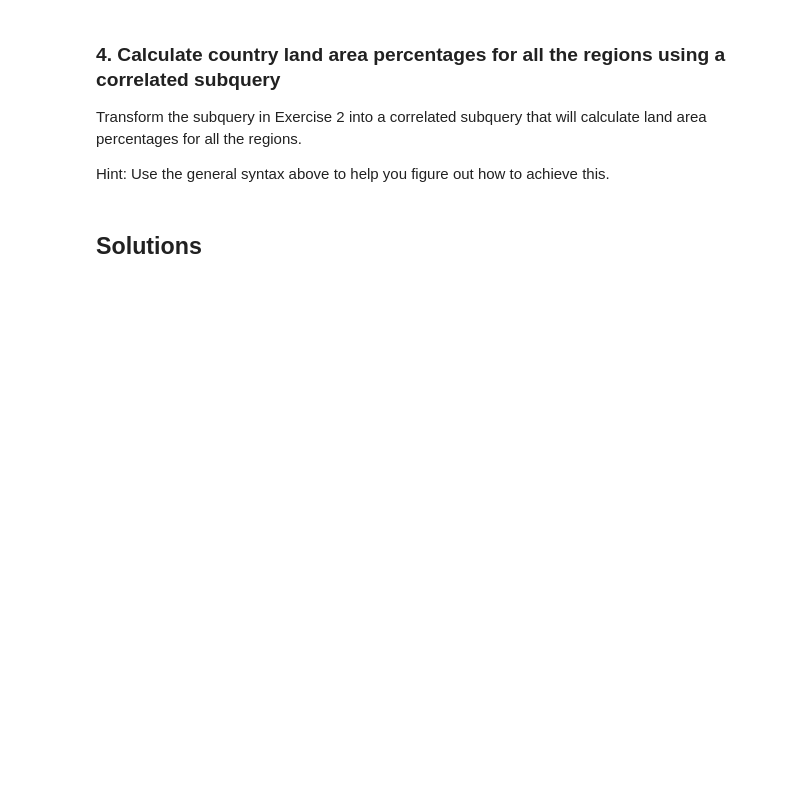
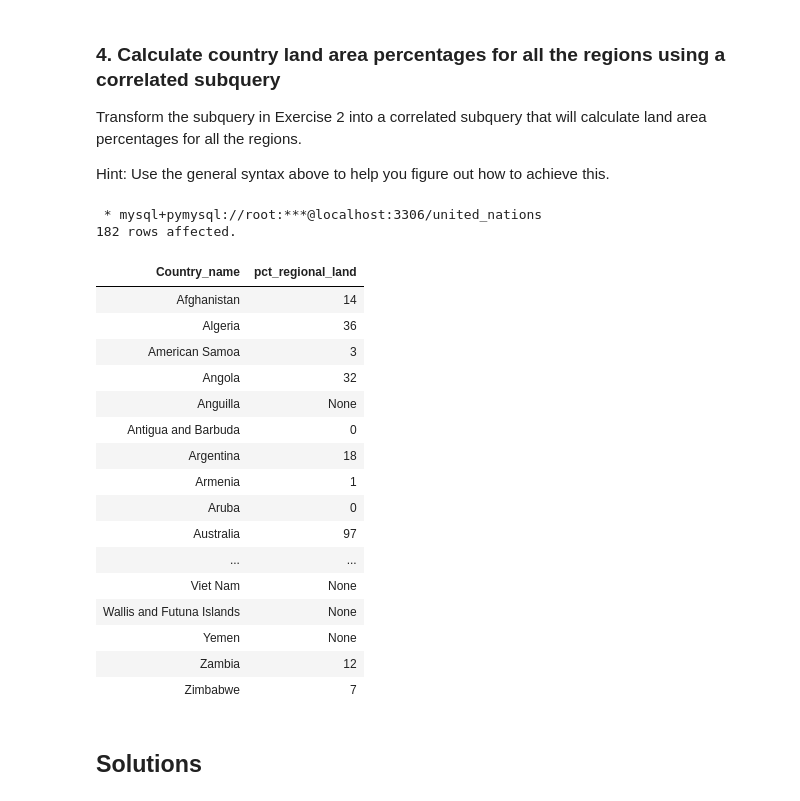
Before and after one commit to i-ambale/Subquery-in-the-SELECT-clause, a Jupyter notebook: Subquery in the SELECT clause [Notebook].ipynb, the cells around one changed output. Saved outputs shown, nothing was run; the diff lists cells and outputs as text; code cells hidden in the pictures; blank space fills up the shorter version.

```diff
--- a/Subquery in the SELECT clause [Notebook].ipynb
+++ b/Subquery in the SELECT clause [Notebook].ipynb
@@ -99,7 +140,31 @@ Transform the subquery in Exercise 2 into a correlated subquery that will calcul
 Hint: Use the general syntax above to help you figure out how to achieve this.
 # %%
 %%sql
-# Add your code here
+SELECT Country_name,
+    ROUND((Land_area/(SELECT SUM(Land_area)
+                        FROM Geographic_location
+                        WHERE sub_region = g.sub_region) * 100)) AS pct_regional_land
+FROM geographic_location g;
+# %% [output]
+ * mysql+pymysql://root:***@localhost:3306/united_nations
+182 rows affected.
+| Country_name | pct_regional_land |
+| Afghanistan | 14 |
+| Algeria | 36 |
+| American Samoa | 3 |
+| Angola | 32 |
+| Anguilla | None |
+| Antigua and Barbuda | 0 |
+| Argentina | 18 |
+| Armenia | 1 |
+| Aruba | 0 |
+| Australia | 97 |
+| ... | ... |
+| Viet Nam | None |
+| Wallis and Futuna Islands | None |
+| Yemen | None |
+| Zambia | 12 |
+| Zimbabwe | 7 |
 # %% [markdown]
 ## Solutions
 # %% [markdown]
```
Also changed, not shown: parts of 4 cells of this notebook.
